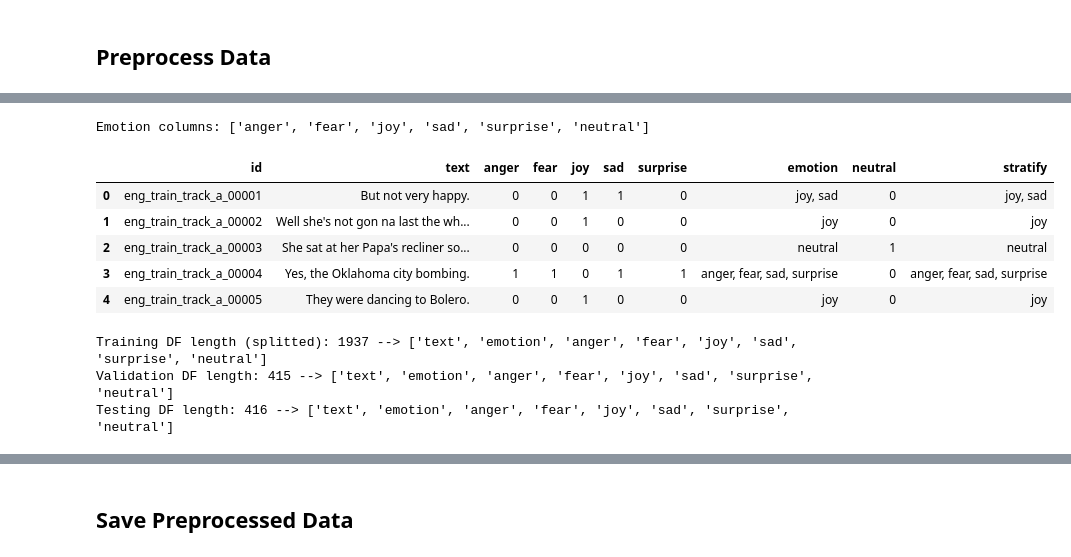
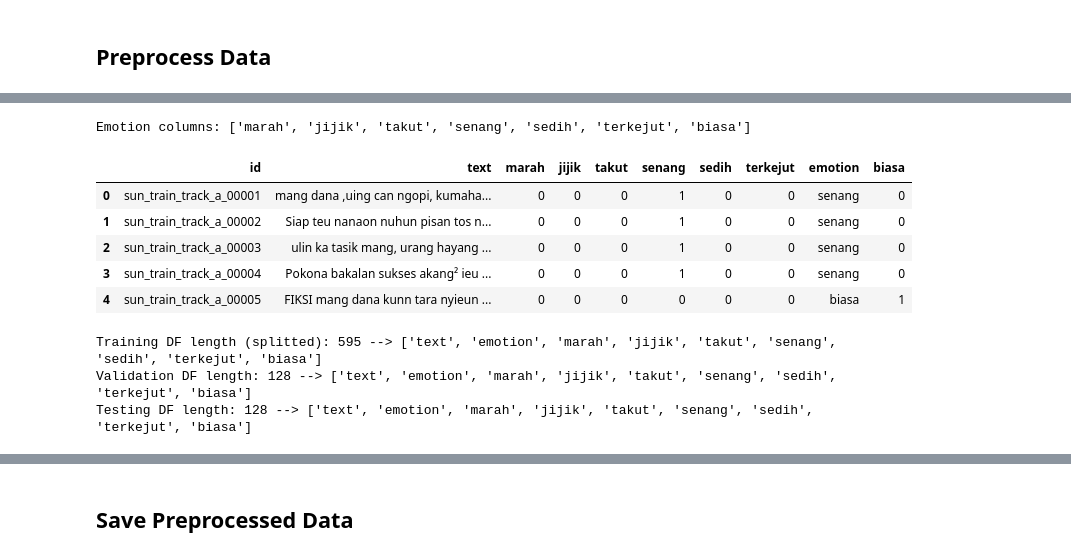
Before and after one commit to alxxtexxr/SemEval2025_Task11, a Jupyter notebook: Track_A_Data_Preprocessing.ipynb, the cells around one changed output, grey strips where cells are left out. Cells and saved outputs as stored; diff of their text form; code cells hidden in the pictures.

Commit message:
Trained sun models and renamed notebooks

```diff
--- a/Track_A_Data_Preprocessing.ipynb
+++ b/Track_A_Data_Preprocessing.ipynb
@@ -11,12 +11,13 @@ from huggingface_hub import HfApi
 # Config
 # %%
 seed = 42
-lang = 'eng'
+# lang = 'eng'
+lang = 'sun'
 raw_data_dir = './data/public_data/'
 preprocessed_data_dir = './data/preprocessed_data/'
 split_sizes = [0.7, 0.15, 0.15]
 assert sum(split_sizes) == 1.0
 hf_data_id = 'alxxtexxr/SemEval2025-Task11-Dataset'
-hf_data_config = lang + '_' + '_'.join([str(int(split_size * 100)) for split_size in split_sizes]) + '_with_neutral'
+hf_data_config = lang + '_' + '_'.join([str(int(split_size * 100)) for split_size in split_sizes]) + '_stratify_v2'
 print("Hugging Face dataset config:", hf_data_config)
 # %% [output]
@@ -64,38 +65,38 @@ Training DF length: 2768
 # %%
 emotion_col_map = {
     'eng': { 'Anger': 'anger', 'Fear': 'fear', 'Joy': 'joy', 'Sadness': 'sad', 'Surprise': 'surprise' },
     'deu': { 'Anger': 'wut', 'Disgust': 'ekel', 'Fear': 'angst', 'Joy': 'freude', 'Sadness': 'trauer', 'Surprise': 'überraschung' },
     'sun': { 'Anger': 'marah', 'Disgust': 'jijik', 'Fear': 'takut', 'Joy': 'senang', 'Sadness': 'sedih', 'Surprise': 'terkejut' },
 }
 emotion_cols = list(emotion_col_map[lang].values())
 
 neutral_emotion_map = {
     'eng': 'neutral',
     'deu': 'neutral',
     'sun': 'biasa',
 }
 neutral_emotion = neutral_emotion_map[lang]
 
 # Rename emotion columns
 train_df = train_df.rename(columns=emotion_col_map[lang])
 
 # Create 'emotion' column by combining the positive emotions
 train_df['emotion'] = train_df.apply(lambda row: ', '.join([col for col in emotion_cols if row[col] == 1]), axis=1)
 train_df['emotion'] = train_df['emotion'].replace('', neutral_emotion) # Fill neutral emotion
 
 # Create neutral emotion column
-train_df['neutral'] = (train_df['emotion'] == neutral_emotion).astype(int)
+train_df[neutral_emotion_map[lang]] = (train_df['emotion'] == neutral_emotion).astype(int)
 emotion_cols += [neutral_emotion]
 print("Emotion columns:", emotion_cols)
 train_df.head()
 # %% [output]
-Emotion columns: ['anger', 'fear', 'joy', 'sad', 'surprise', 'neutral']
+Emotion columns: ['marah', 'jijik', 'takut', 'senang', 'sedih', 'terkejut', 'biasa']
-|  | id | text | anger | fear | joy | sad | surprise | emotion | neutral | stratify |
-| 0 | eng_train_track_a_00001 | But not very happy. | 0 | 0 | 1 | 1 | 0 | joy, sad | 0 | joy, sad |
-| 1 | eng_train_track_a_00002 | Well she's not gon na last the wh... | 0 | 0 | 1 | 0 | 0 | joy | 0 | joy |
-| 2 | eng_train_track_a_00003 | She sat at her Papa's recliner so... | 0 | 0 | 0 | 0 | 0 | neutral | 1 | neutral |
-| 3 | eng_train_track_a_00004 | Yes, the Oklahoma city bombing. | 1 | 1 | 0 | 1 | 1 | anger, fear, sad, surprise | 0 | anger, fear, sad, surprise |
-| 4 | eng_train_track_a_00005 | They were dancing to Bolero. | 0 | 0 | 1 | 0 | 0 | joy | 0 | joy |
+|  | id | text | marah | jijik | takut | senang | sedih | terkejut | emotion | biasa |
+| 0 | sun_train_track_a_00001 | mang dana ,uing can ngopi, kumaha... | 0 | 0 | 0 | 1 | 0 | 0 | senang | 0 |
+| 1 | sun_train_track_a_00002 | Siap teu nanaon nuhun pisan tos n... | 0 | 0 | 0 | 1 | 0 | 0 | senang | 0 |
+| 2 | sun_train_track_a_00003 | ulin ka tasik mang, urang hayang ... | 0 | 0 | 0 | 1 | 0 | 0 | senang | 0 |
+| 3 | sun_train_track_a_00004 | Pokona bakalan sukses akang² ieu ... | 0 | 0 | 0 | 1 | 0 | 0 | senang | 0 |
+| 4 | sun_train_track_a_00005 | FIKSI mang dana kunn tara nyieun ... | 0 | 0 | 0 | 0 | 0 | 0 | biasa | 1 |
 # %%
 # Stratified split the data
 def create_stratify_col(df):
@@ -109,6 +110,11 @@ def create_stratify_col(df):
     df.loc[df['emotion'].isin(single_class), 'stratify'] = 'dummy'
 
 create_stratify_col(train_df)
+
+emotion_lt_7 = train_df['emotion'].value_counts()[(train_df['emotion'].value_counts() < 7)].index.tolist()
+emotion_lt_7_cond = train_df['emotion'].isin(emotion_lt_7)
+train_df_emotion_lt_7 = train_df[emotion_lt_7_cond]
+train_df = train_df[~emotion_lt_7_cond]
 
 # Split training DF into training and validation DFs
 if len(split_sizes) == 3:
@@ -128,12 +134,14 @@ if len(split_sizes) == 3:
     print("Validation DF length:", len(val_df), "-->", val_df.columns.tolist())
     print("Testing DF length:", len(test_df), "-->", test_df.columns.tolist())
 
+train_df_ = pd.concat([train_df_, train_df_emotion_lt_7[['text', 'emotion'] + emotion_cols]])
+
 # dev_df = pd.read_csv(os.path.join(raw_data_dir, f'dev/track_a/{lang}_a.csv'))
 # dev_df = dev_df.rename(columns=emotion_col_map[lang])
 # dev_df['emotion'] = None
 # dev_df = dev_df[['text', 'emotion'] + emotion_cols]
 # print("Dev. DF length:", len(dev_df), "-->", dev_df.columns.tolist())
 # %% [output]
-Training DF length (splitted): 1937 --> ['text', 'emotion', 'anger', 'fear', 'joy', 'sad', 'surprise', 'neutral']
-Validation DF length: 415 --> ['text', 'emotion', 'anger', 'fear', 'joy', 'sad', 'surprise', 'neutral']
-Testing DF length: 416 --> ['text', 'emotion', 'anger', 'fear', 'joy', 'sad', 'surprise', 'neutral']
+Training DF length (splitted): 595 --> ['text', 'emotion', 'marah', 'jijik', 'takut', 'senang', 'sedih', 'terkejut', 'biasa']
+Validation DF length: 128 --> ['text', 'emotion', 'marah', 'jijik', 'takut', 'senang', 'sedih', 'terkejut', 'biasa']
+Testing DF length: 128 --> ['text', 'emotion', 'marah', 'jijik', 'takut', 'senang', 'sedih', 'terkejut', 'biasa']
```
Also changed, not shown: parts of 5 cells of this notebook, 5 other files.
